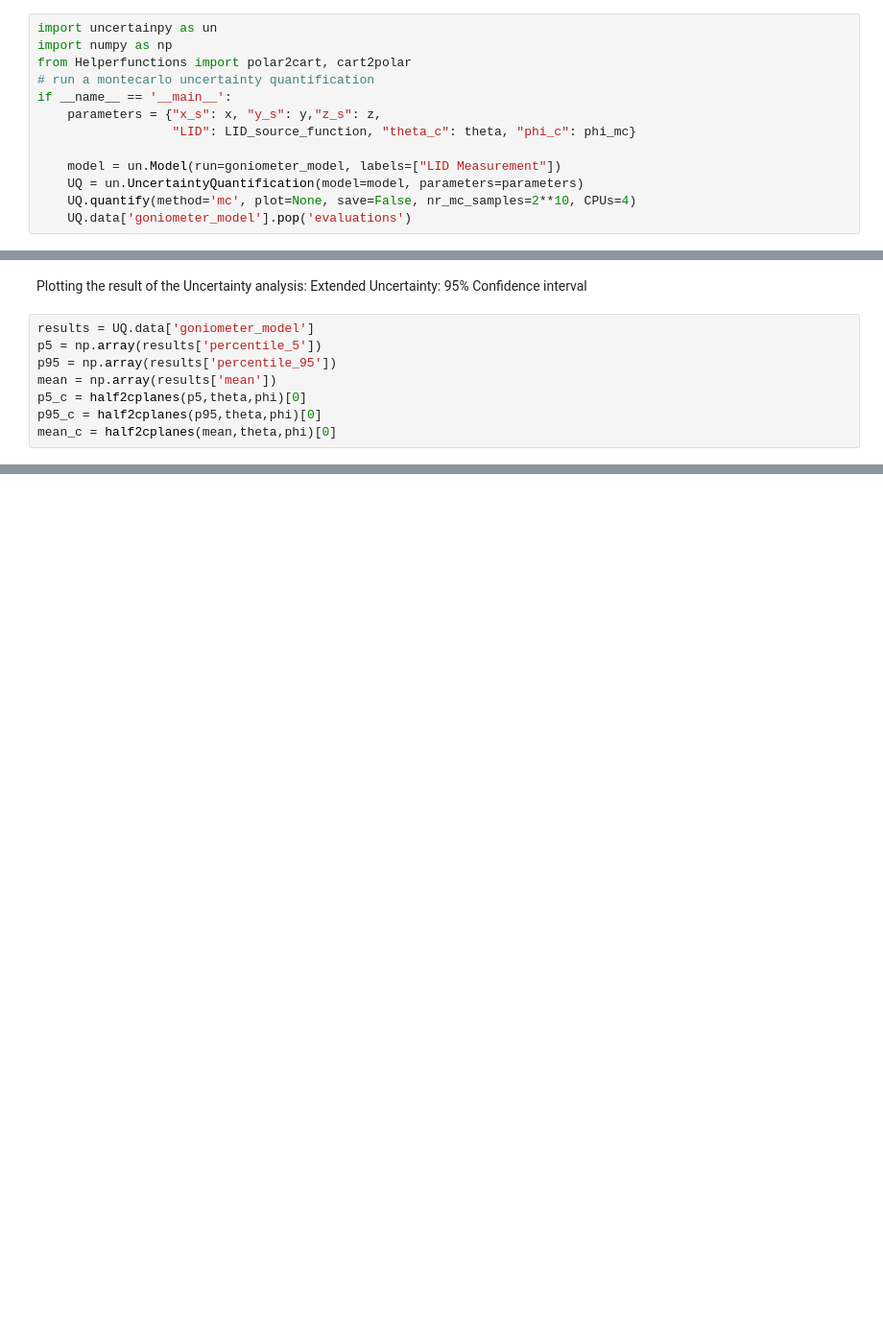
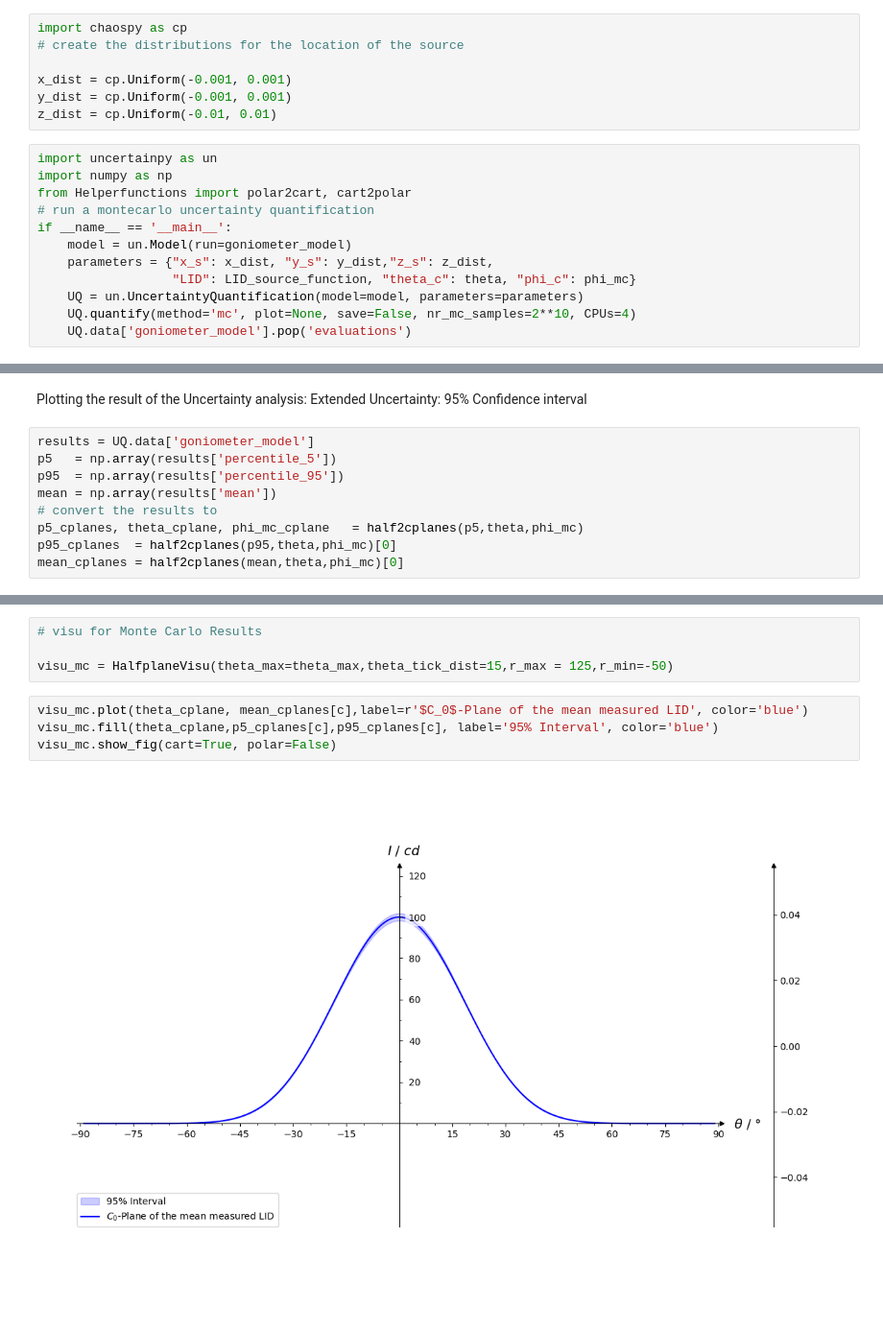
Before and after one commit to empir19nrm02/WP4, a Jupyter notebook: CoLPaper.ipynb, the cells around one changed output, grey strips where cells are left out. Shown at 96% size. Saved outputs shown, nothing was run; the diff lists cells and outputs as text; blank space fills up the shorter version.

```diff
--- a/CoLPaper.ipynb
+++ b/CoLPaper.ipynb
@@ -316,13 +328,19 @@ phi_mc = np.deg2rad(phi_deg)[None,:]
+# %%
+import chaospy as cp
+# create the distributions for the location of the source
+
+x_dist = cp.Uniform(-0.001, 0.001)
+y_dist = cp.Uniform(-0.001, 0.001)
+z_dist = cp.Uniform(-0.01, 0.01)
 # %%
 import uncertainpy as un
 import numpy as np
 from Helperfunctions import polar2cart, cart2polar
 # run a montecarlo uncertainty quantification
 if __name__ == '__main__':
-    parameters = {"x_s": x, "y_s": y,"z_s": z,
+    model = un.Model(run=goniometer_model)
+    parameters = {"x_s": x_dist, "y_s": y_dist,"z_s": z_dist,
                   "LID": LID_source_function, "theta_c": theta, "phi_c": phi_mc}
-
-    model = un.Model(run=goniometer_model, labels=["LID Measurement"])
     UQ = un.UncertaintyQuantification(model=model, parameters=parameters)
     UQ.quantify(method='mc', plot=None, save=False, nr_mc_samples=2**10, CPUs=4)
     UQ.data['goniometer_model'].pop('evaluations')
@@ -335,9 +357,10 @@ Plotting the result of the Uncertainty analysis:
 Extended Uncertainty: 95% Confidence interval
 # %%
 results = UQ.data['goniometer_model']
-p5 = np.array(results['percentile_5'])
-p95 = np.array(results['percentile_95'])
+p5   = np.array(results['percentile_5'])
+p95  = np.array(results['percentile_95'])
 mean = np.array(results['mean'])
-p5_c = half2cplanes(p5,theta,phi)[0]
-p95_c = half2cplanes(p95,theta,phi)[0]
-mean_c = half2cplanes(mean,theta,phi)[0]
+# convert the results to
+p5_cplanes, theta_cplane, phi_mc_cplane   = half2cplanes(p5,theta,phi_mc)
+p95_cplanes  = half2cplanes(p95,theta,phi_mc)[0]
+mean_cplanes = half2cplanes(mean,theta,phi_mc)[0]
@@ -351,0 +367,10 @@ ax_cart.legend(loc='upper left')
+# %%
+# visu for Monte Carlo Results
+
+visu_mc = HalfplaneVisu(theta_max=theta_max,theta_tick_dist=15,r_max = 125,r_min=-50)
+# %%
+visu_mc.plot(theta_cplane, mean_cplanes[c],label=r'$C_0$-Plane of the mean measured LID', color='blue')
+visu_mc.fill(theta_cplane,p5_cplanes[c],p95_cplanes[c], label='95% Interval', color='blue')
+visu_mc.show_fig(cart=True, polar=False)
+# %% [output]
+[figure, added]
```
Also changed, not shown: parts of 22 cells of this notebook, 1 other file.
